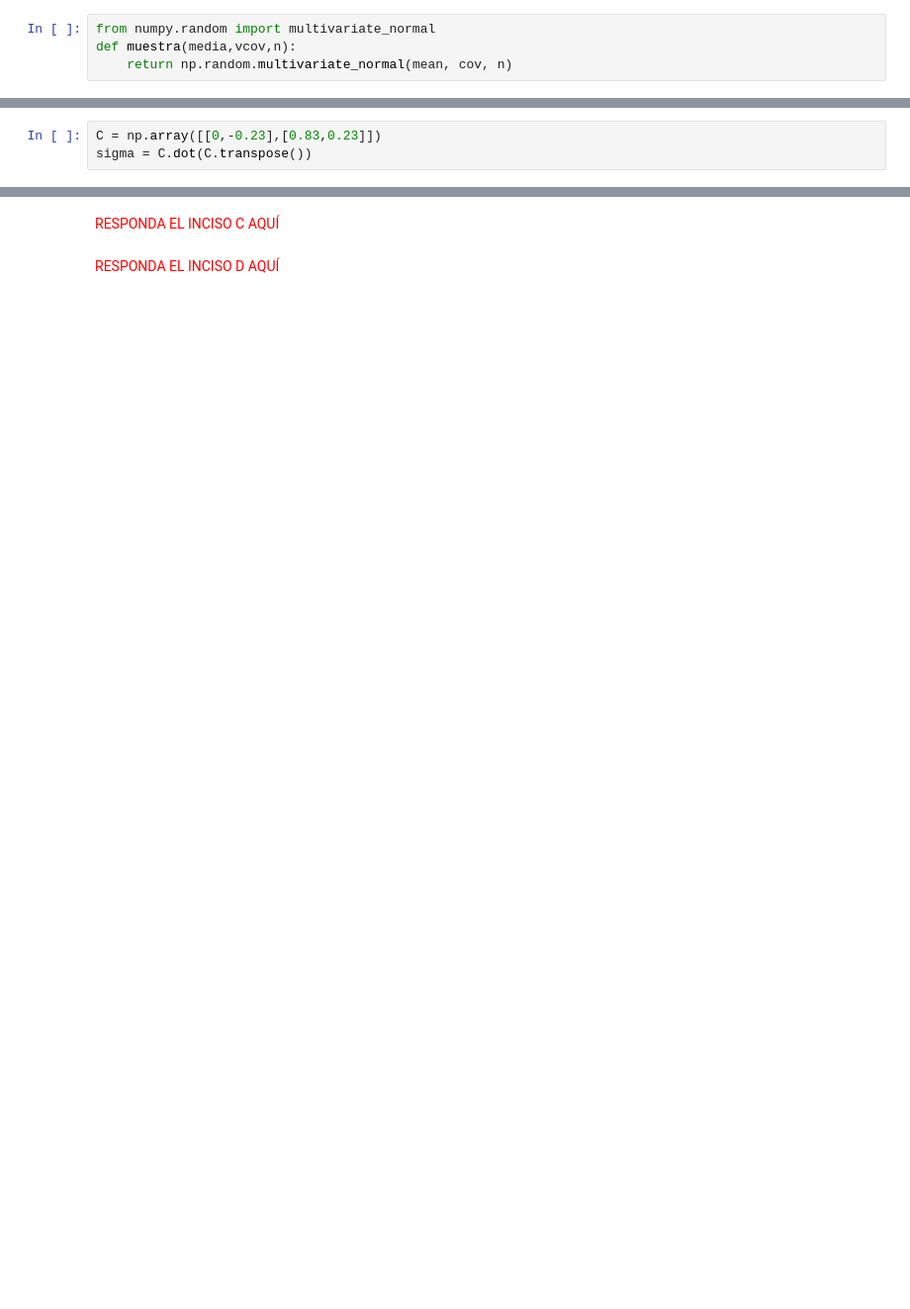
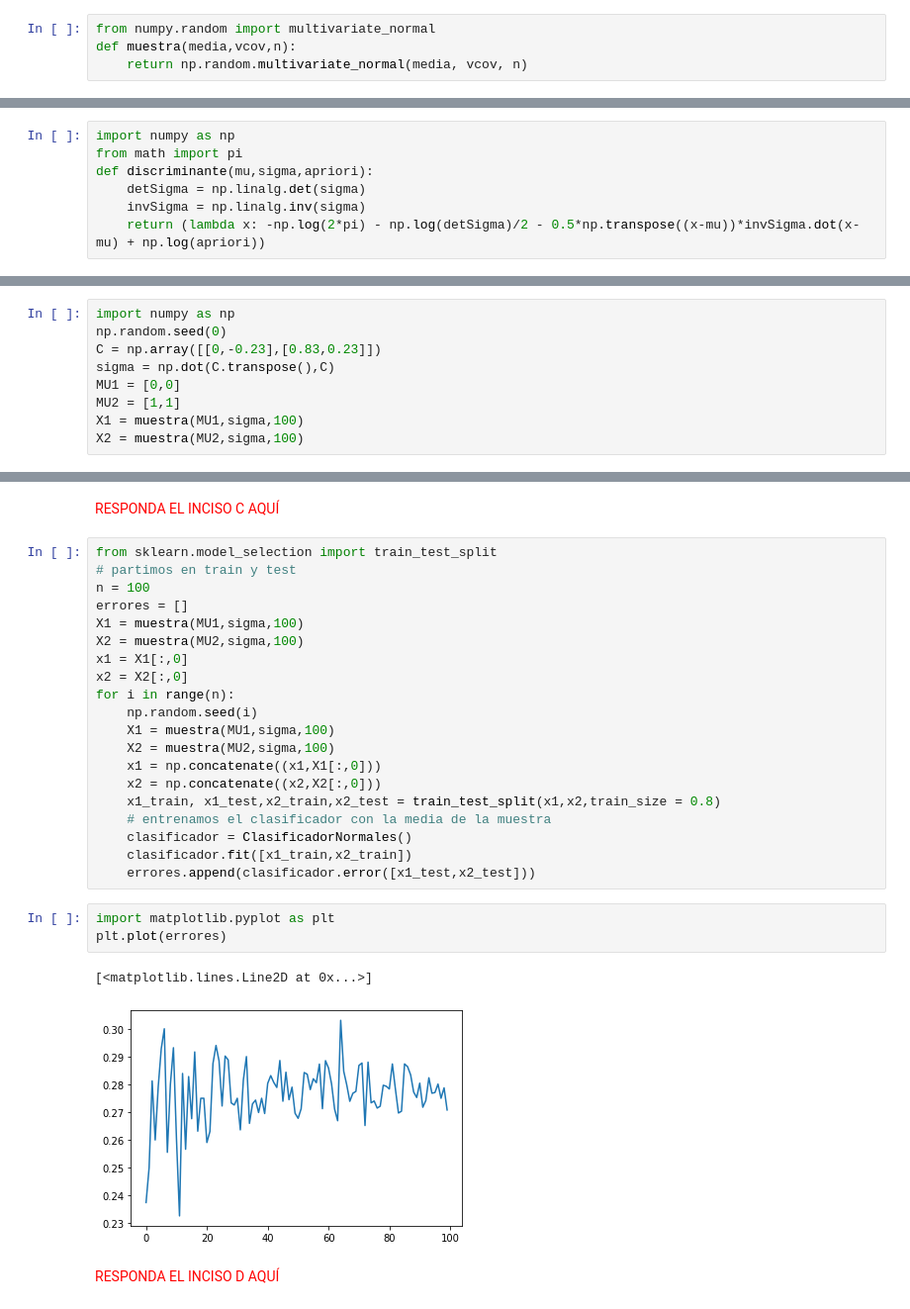
Before and after one commit to git-lu/intro-aprendizaje, a Jupyter notebook: practicos/IntML2020_Teoria_bayesiana_Normal_con_sol.ipynb, the cells around one changed output, grey strips where cells are left out. Shown: that part at 99% size. Saved outputs shown, nothing was run; the diff lists cells and outputs as text; blank space fills up the shorter version.

```diff
--- a/practicos/IntML2020_Teoria_bayesiana_Normal_con_sol.ipynb
+++ b/practicos/IntML2020_Teoria_bayesiana_Normal_con_sol.ipynb
@@ -421,5 +464,5 @@ Con el paquete numpy y la función https://docs.scipy.org/doc/numpy-1.15.1/refer
 # %%
 from numpy.random import multivariate_normal
 def muestra(media,vcov,n):
-    return np.random.multivariate_normal(mean, cov, n)
+    return np.random.multivariate_normal(media, vcov, n)
 # %% [markdown]
@@ -429,0 +473,7 @@ $$g_{i} = ln P(x|\omega_{i})+ln P(\omega_{i})$$
+# %%
+import numpy as np
+from math import pi
+def discriminante(mu,sigma,apriori):
+    detSigma = np.linalg.det(sigma)
+    invSigma = np.linalg.inv(sigma)
+    return (lambda x: -np.log(2*pi) - np.log(detSigma)/2 - 0.5*np.transpose((x-mu))*invSigma.dot(x-mu) + np.log(apriori))
@@ -487,8 +540,14 @@ $$ \ln \sigma_1 + \frac{(x-\mu_1)^2}{2\sigma_1^2} <  \ln \sigma_2 + \frac{(x-\mu
 # %% [markdown]
  <span style="color:red"> RESPONDA EL INCISO A AQUÍ </span>
 # %%
+import numpy as np
+np.random.seed(0)
 C = np.array([[0,-0.23],[0.83,0.23]])
-sigma = C.dot(C.transpose())
+sigma = np.dot(C.transpose(),C)
+MU1 = [0,0]
+MU2 = [1,1]
+X1 = muestra(MU1,sigma,100)
+X2 = muestra(MU2,sigma,100)
 # %%
 sigma
 # %% [output]
@@ -510,4 +596,30 @@ No entendí muy bien a qué se refería con usar solamente X1, y creo que no ent
 # %% [markdown]
  <span style="color:red"> RESPONDA EL INCISO C AQUÍ </span>
+# %%
+from sklearn.model_selection import train_test_split
+# partimos en train y test
+n = 100
+errores = []
+X1 = muestra(MU1,sigma,100)
+X2 = muestra(MU2,sigma,100)
+x1 = X1[:,0]
+x2 = X2[:,0]
+for i in range(n):
+    np.random.seed(i)
+    X1 = muestra(MU1,sigma,100)
+    X2 = muestra(MU2,sigma,100)
+    x1 = np.concatenate((x1,X1[:,0]))
+    x2 = np.concatenate((x2,X2[:,0]))
+    x1_train, x1_test,x2_train,x2_test = train_test_split(x1,x2,train_size = 0.8)
+    # entrenamos el clasificador con la media de la muestra
+    clasificador = ClasificadorNormales()
+    clasificador.fit([x1_train,x2_train])
+    errores.append(clasificador.error([x1_test,x2_test]))
+# %%
+import matplotlib.pyplot as plt
+plt.plot(errores)
+# %% [output]
+[<matplotlib.lines.Line2D at 0x...>]
+[figure, added]
 # %% [markdown]
  <span style="color:red"> RESPONDA EL INCISO D AQUÍ </span>
```
Also changed, not shown: parts of 32 cells of this notebook, 1 other file.
